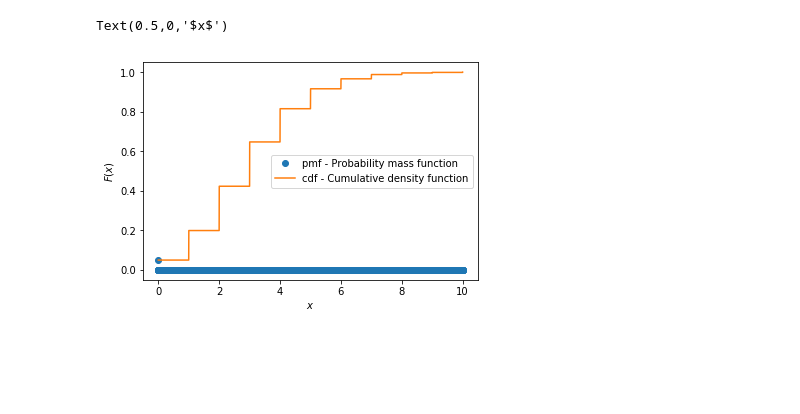
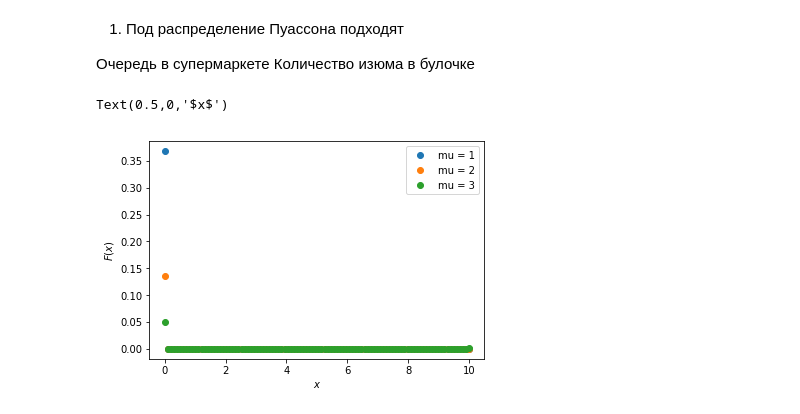
Before and after one commit to olgamonahova/python, a Jupyter notebook: Статистика ДЗ 1.ipynb, the cells around one changed output. Cells and saved outputs as stored; diff of their text form; code cells hidden in the pictures; blank space fills up the shorter version.

```diff
--- a/Статистика ДЗ 1.ipynb
+++ b/Статистика ДЗ 1.ipynb
@@ -4,23 +4,32 @@ import numpy as np
 import matplotlib.pyplot as plt
 import scipy.stats as sts
 %matplotlib inline
+# %% [markdown]
+1. Под распределение Пуассона подходят
+
+Очередь в супермаркете
+Количество изюма в булочке
 # %%
-# распределение Пуассона
+# 2.распределение Пуассона
 
-poisson_rv = sts.poisson(mu = 3)
+poisson_rv1 = sts.poisson(mu = 1)
+poisson_rv2 = sts.poisson(mu = 2)
+poisson_rv3 = sts.poisson(mu = 3)
 
-x = np.linspace(0,10,10000)
+x = np.linspace(0,10,100)
 
-cdf = poisson_rv.cdf(x)
-pmf = poisson_rv.pmf(x)
+pmf1 = poisson_rv1.pmf(x)
+pmf2 = poisson_rv2.pmf(x)
+pmf3 = poisson_rv3.pmf(x)
 
 
-plt.plot(x, pmf, 'o')
-plt.plot(x, cdf)
+plt.plot(x, pmf1, 'o')
+plt.plot(x, pmf2, 'o')
+plt.plot(x, pmf3, 'o')
 
-plt.legend(['pmf - Probability mass function',  'cdf - Cumulative density function'])
+plt.legend(['mu = 1','mu = 2','mu = 3'])
 plt.ylabel('$F(x)$')
 plt.xlabel('$x$')
 # %% [output]
 Text(0.5,0,'$x$')
-[figure, old version]
+[figure, new version]
```
Also changed, not shown: parts of 7 cells of this notebook.
